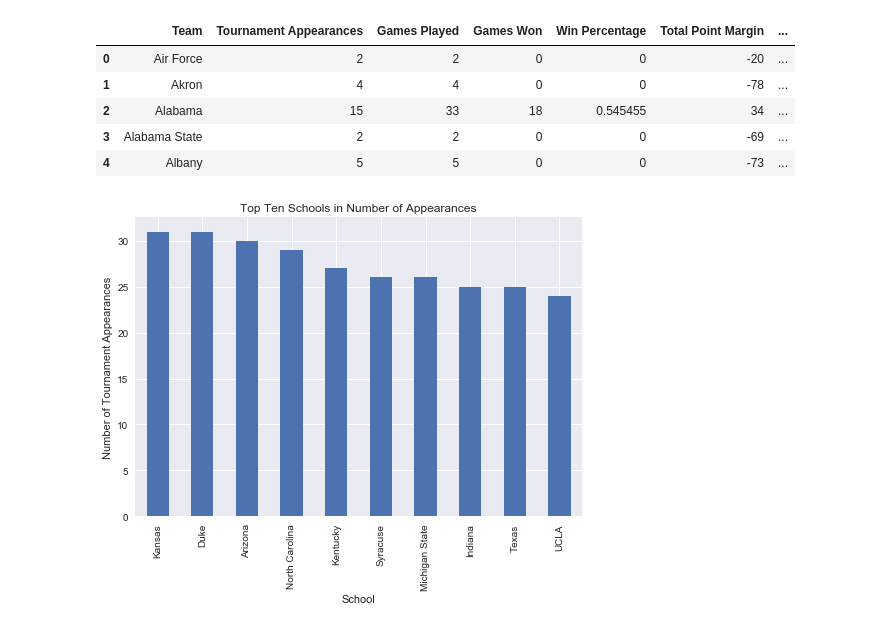
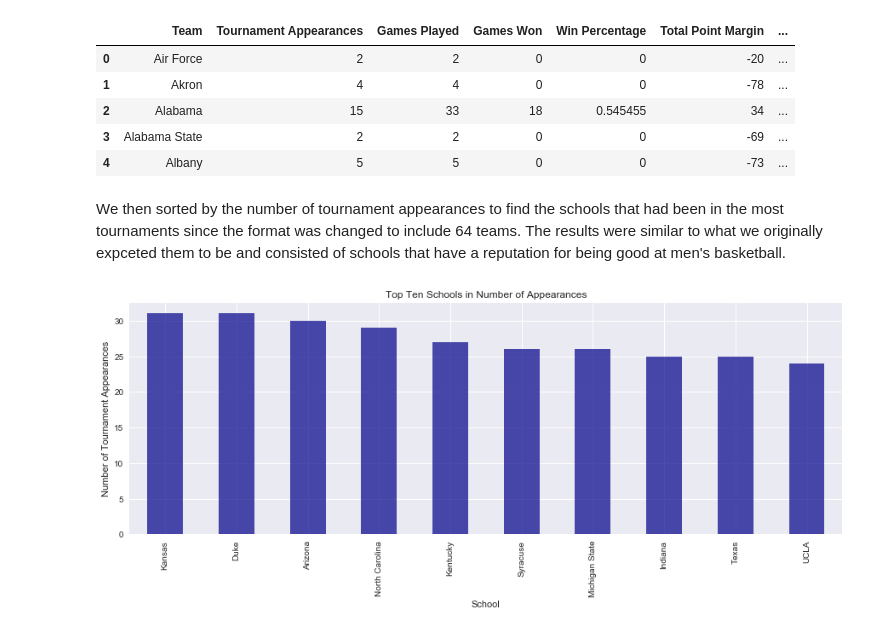
Before and after one commit to mmclaughlin87/march-madness-historical-perfomance, a Jupyter notebook: march_madness_analysis.ipynb, the cells around one changed output. Saved outputs shown, nothing was run; the diff lists cells and outputs as text; code cells hidden in the pictures.

Commit message:
Adds updated markdown descriptions for team analysis

```diff
--- a/march_madness_analysis.ipynb
+++ b/march_madness_analysis.ipynb
@@ -441,10 +445,10 @@ columns = ["Team",
            "Total Point Margin",
            "Average Point Margin",
            "Average Number of Wins",
-           "Expected Wins Using Historical Performance",
-           "Expected Games Using Historical Performance",
-           "Expected Win % Using Historical Performance",
-           "Win % - Expected Win % Historical"
+           "Expected Wins",
+           "Expected Games Played",
+           "Deviation From Expected Wins",
+           "Average Deviation From Expected Wins"
           ]
 team_performance_summary = pd.DataFrame(columns=columns)
 team_count = 0
@@ -467,13 +471,13 @@ for team,group in grouped_by_team:
             previous_year = row["year"]
 
     #find the number of expected wins and the expected number of games won/played for each tournament based on historical averages
-    expected_wins_historical = 0
-    expected_games_historical = 0
+    expected_wins = 0
+    expected_games_played = 0
     for seed in seeds:
-        expected_wins_historical += float(seed_summaries.loc[int(seed),'Average Wins'])
-        expected_games_historical += float(seed_summaries.loc[int(seed),'Average Wins']) + 1
-    expected_win_percentage_historical = expected_wins_historical/expected_games_historical
-    win_percentage_difference_historical = win_percentage - expected_win_percentage_historical
+        expected_wins += float(seed_summaries.loc[int(seed),'Average Wins'])
+        expected_games_played += float(seed_summaries.loc[int(seed),'Average Wins']) + 1
+    deviation_from_expected_wins = games_won - expected_wins
+    deviation_from_expected_wins_average = deviation_from_expected_wins/tournament_appearances
 
     row_to_add = {'Team':team,
                   'Tournament Appearances':tournament_appearances,
@@ -483,10 +487,10 @@ for team,group in grouped_by_team:
                   'Total Point Margin':total_point_margin,
                   'Average Point Margin':average_point_margin,
                   'Average Number of Wins':average_num_wins,
-                  "Expected Wins Using Historical Performance":expected_wins_historical,
-                  "Expected Games Using Historical Performance":expected_games_historical,
-                  "Expected Win % Using Historical Performance":expected_win_percentage_historical,
-                  "Win % - Expected Win % Historical":win_percentage_difference_historical
+                  "Expected Wins":expected_wins,
+                  "Expected Games Played":expected_games_played,
+                  "Deviation From Expected Wins":deviation_from_expected_wins,
+                  "Average Deviation From Expected Wins":deviation_from_expected_wins_average
                  }
     team_performance_summary.loc[team_count,:] = row_to_add
     team_count +=1
@@ -498,16 +502,19 @@ team_performance_summary.head()
 | 2 | Alabama | 15 | 33 | 18 | 0.545455 | 34 | ... |
 | 3 | Alabama State | 2 | 2 | 0 | 0 | -69 | ... |
 | 4 | Albany | 5 | 5 | 0 | 0 | -73 | ... |
+# %% [markdown]
+We then sorted by the number of tournament appearances to find the schools that had been in the most tournaments since the format was changed to include 64 teams. The results were similar to what we originally expceted them to be and consisted of schools that have a reputation for being good at men's basketball.
 # %%
 #Most Tournament Appearances
 most_appearances = team_performance_summary.sort_values(by="Tournament Appearances",ascending=False).iloc[:10,:]
 
 x = np.arange(len(most_appearances.index))
-most_appearances["Tournament Appearances"].plot(x=x,kind='Bar',grid='on')
+plt.figure(figsize=(15,5))
+most_appearances["Tournament Appearances"].plot(x=x,kind='Bar',grid='on',color='darkblue',alpha=0.7)
 plt.xticks(x,list(most_appearances['Team']))
 plt.xlabel('School')
 plt.ylabel("Number of Tournament Appearances")
 plt.title("Top Ten Schools in Number of Appearances")
 plt.show()
 # %% [output]
-[figure, old version]
+[figure, new version]
```
Also changed, not shown: parts of 17 cells of this notebook.
